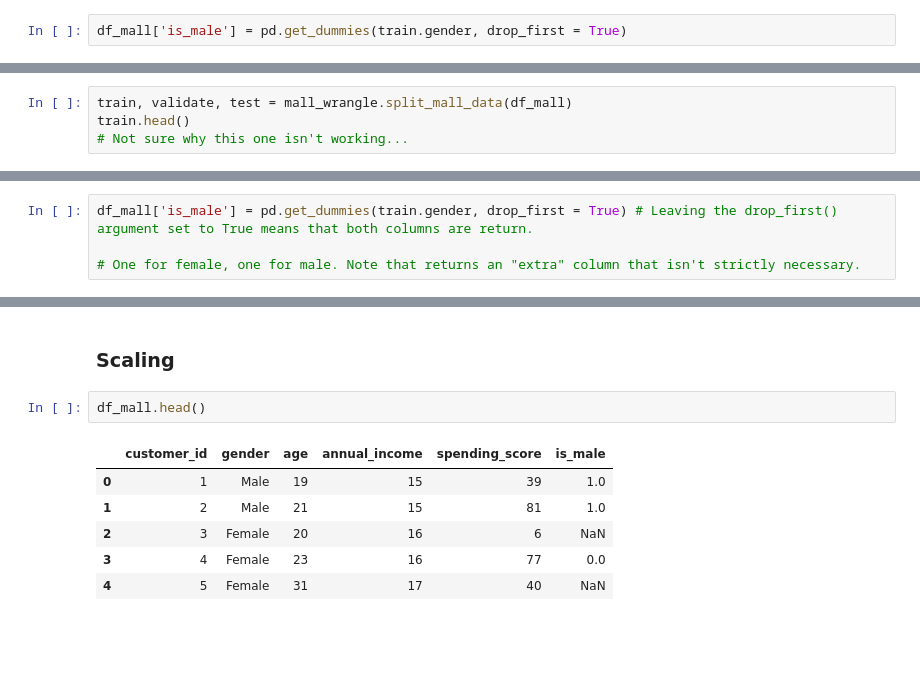
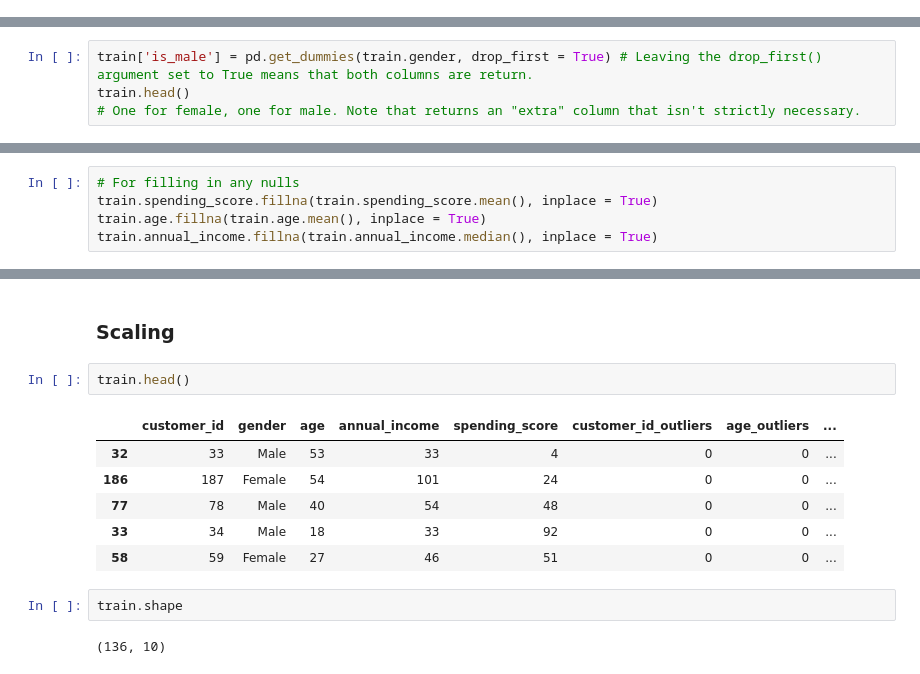
Before and after one commit to lukewbecker/clustering-exercises, a Jupyter notebook: clustering_wrangling.ipynb, the cells around one changed output, grey strips where cells are left out. Saved outputs shown, nothing was run; the diff lists cells and outputs as text; blank space fills up the shorter version.

```diff
--- a/clustering_wrangling.ipynb
+++ b/clustering_wrangling.ipynb
@@ -966,5 +995,3 @@ plt.show()
-# %%
-df_mall['is_male'] = pd.get_dummies(train.gender, drop_first = True)
 # %% [markdown]
 ### Split the data
 # %%
@@ -999,4 +1025,0 @@ Shape of test df: (30, 6)
-# %%
-train, validate, test = mall_wrangle.split_mall_data(df_mall)
-train.head()
-# Not sure why this one isn't working...
@@ -1020,4 +1043,4 @@ train.head()
 # %%
-df_mall['is_male'] = pd.get_dummies(train.gender, drop_first = True) # Leaving the drop_first() argument set to True means that both columns are return.
-
+train['is_male'] = pd.get_dummies(train.gender, drop_first = True) # Leaving the drop_first() argument set to True means that both columns are return.
+train.head()
 # One for female, one for male. Note that returns an "extra" column that isn't strictly necessary.
@@ -1064,0 +1102,5 @@ df_null.fillna
+# %%
+# For filling in any nulls
+train.spending_score.fillna(train.spending_score.mean(), inplace = True)
+train.age.fillna(train.age.mean(), inplace = True)
+train.annual_income.fillna(train.annual_income.median(), inplace = True)
@@ -1065,11 +1125,15 @@ df_null.fillna
 # %% [markdown]
 ### Scaling
 # %%
-df_mall.head()
+train.head()
 # %% [output]
-|  | customer_id | gender | age | annual_income | spending_score | is_male |
-| 0 | 1 | Male | 19 | 15 | 39 | 1.0 |
-| 1 | 2 | Male | 21 | 15 | 81 | 1.0 |
-| 2 | 3 | Female | 20 | 16 | 6 | NaN |
-| 3 | 4 | Female | 23 | 16 | 77 | 0.0 |
-| 4 | 5 | Female | 31 | 17 | 40 | NaN |
+|  | customer_id | gender | age | annual_income | spending_score | customer_id_outliers | age_outliers | ... |
+| 32 | 33 | Male | 53 | 33 | 4 | 0 | 0 | ... |
+| 186 | 187 | Female | 54 | 101 | 24 | 0 | 0 | ... |
+| 77 | 78 | Male | 40 | 54 | 48 | 0 | 0 | ... |
+| 33 | 34 | Male | 18 | 33 | 92 | 0 | 0 | ... |
+| 58 | 59 | Female | 27 | 46 | 51 | 0 | 0 | ... |
+# %%
+train.shape
+# %% [output]
+(136, 10)
```
Also changed, not shown: parts of 23 cells of this notebook.
